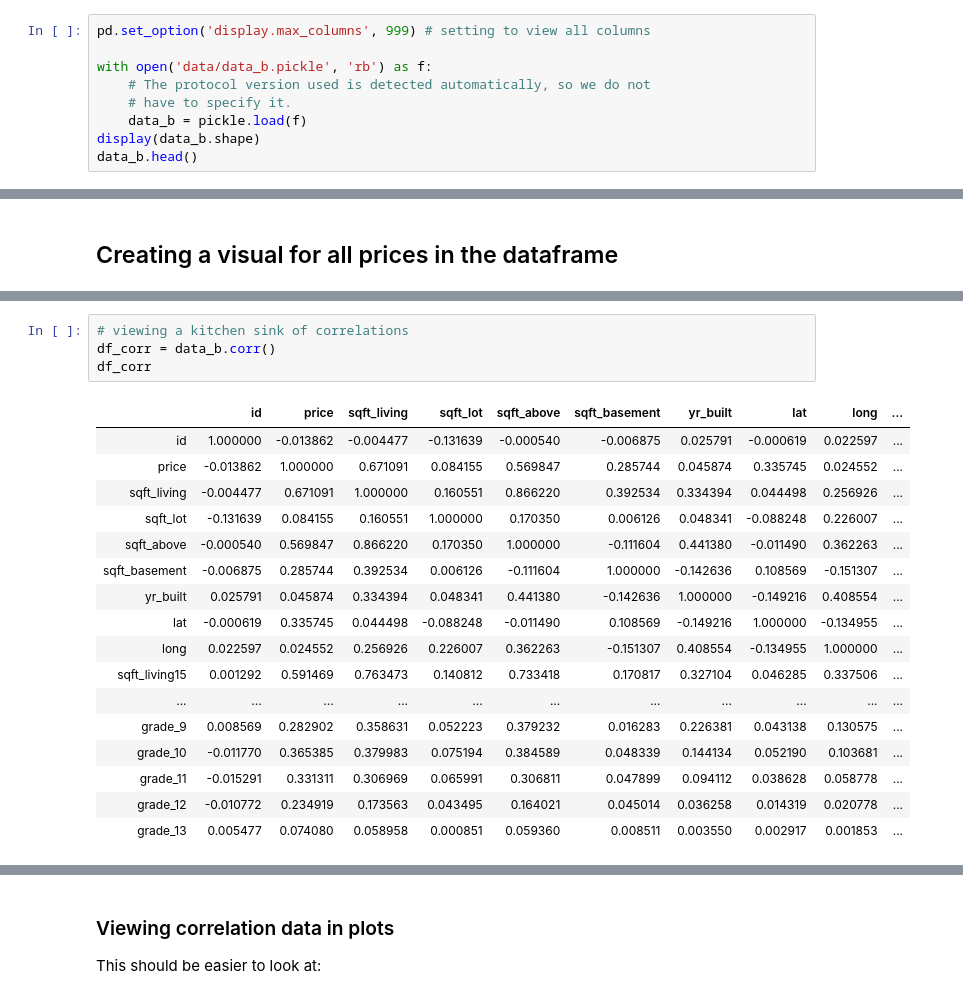
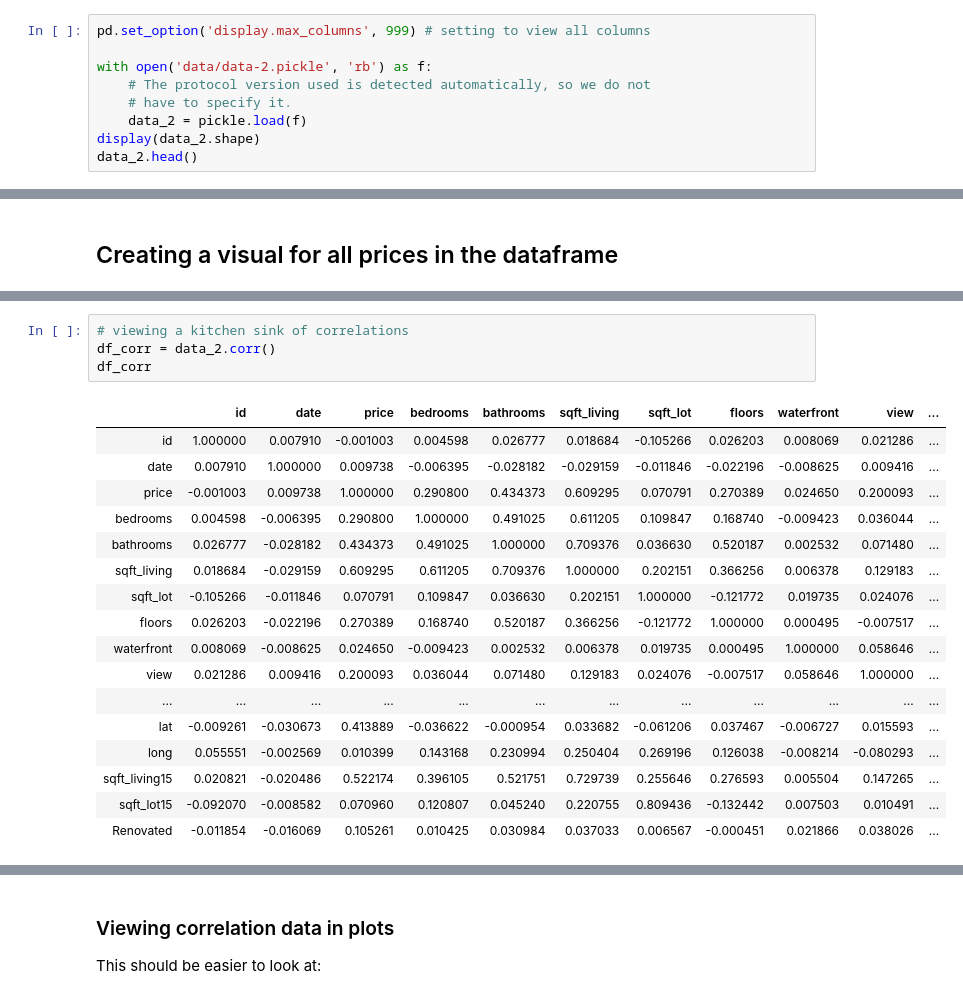
Before and after one commit to jammy-bot/dsc-mod-2-project-v2-1-online-ds-ft-120919, a Jupyter notebook: 2-eda-and-transform.ipynb, the cells around one changed output, grey strips where cells are left out. Drawn from its saved outputs; the diff is of its cells as text.

```diff
--- a/2-eda-and-transform.ipynb
+++ b/2-eda-and-transform.ipynb
@@ -15,10 +15,10 @@ import seaborn as sns
 # %%
 pd.set_option('display.max_columns', 999) # setting to view all columns
 
-with open('data/data_b.pickle', 'rb') as f:
+with open('data/data-2.pickle', 'rb') as f:
     # The protocol version used is detected automatically, so we do not
     # have to specify it.
-    data_b = pickle.load(f)
-display(data_b.shape)
-data_b.head()
+    data_2 = pickle.load(f)
+display(data_2.shape)
+data_2.head()
 # %% [output]
@@ -70,22 +94,22 @@ We are curious about what features are correlated with price, so let's look at a
 # %%
 # viewing a kitchen sink of correlations
-df_corr = data_b.corr()
+df_corr = data_2.corr()
 df_corr
 # %% [output]
-|  | id | price | sqft_living | sqft_lot | sqft_above | sqft_basement | yr_built | lat | long | ... |
-| id | 1.000000 | -0.013862 | -0.004477 | -0.131639 | -0.000540 | -0.006875 | 0.025791 | -0.000619 | 0.022597 | ... |
-| price | -0.013862 | 1.000000 | 0.671091 | 0.084155 | 0.569847 | 0.285744 | 0.045874 | 0.335745 | 0.024552 | ... |
-| sqft_living | -0.004477 | 0.671091 | 1.000000 | 0.160551 | 0.866220 | 0.392534 | 0.334394 | 0.044498 | 0.256926 | ... |
-| sqft_lot | -0.131639 | 0.084155 | 0.160551 | 1.000000 | 0.170350 | 0.006126 | 0.048341 | -0.088248 | 0.226007 | ... |
-| sqft_above | -0.000540 | 0.569847 | 0.866220 | 0.170350 | 1.000000 | -0.111604 | 0.441380 | -0.011490 | 0.362263 | ... |
-| sqft_basement | -0.006875 | 0.285744 | 0.392534 | 0.006126 | -0.111604 | 1.000000 | -0.142636 | 0.108569 | -0.151307 | ... |
-| yr_built | 0.025791 | 0.045874 | 0.334394 | 0.048341 | 0.441380 | -0.142636 | 1.000000 | -0.149216 | 0.408554 | ... |
-| lat | -0.000619 | 0.335745 | 0.044498 | -0.088248 | -0.011490 | 0.108569 | -0.149216 | 1.000000 | -0.134955 | ... |
-| long | 0.022597 | 0.024552 | 0.256926 | 0.226007 | 0.362263 | -0.151307 | 0.408554 | -0.134955 | 1.000000 | ... |
-| sqft_living15 | 0.001292 | 0.591469 | 0.763473 | 0.140812 | 0.733418 | 0.170817 | 0.327104 | 0.046285 | 0.337506 | ... |
-| ... | ... | ... | ... | ... | ... | ... | ... | ... | ... | ... |
-| grade_9 | 0.008569 | 0.282902 | 0.358631 | 0.052223 | 0.379232 | 0.016283 | 0.226381 | 0.043138 | 0.130575 | ... |
-| grade_10 | -0.011770 | 0.365385 | 0.379983 | 0.075194 | 0.384589 | 0.048339 | 0.144134 | 0.052190 | 0.103681 | ... |
-| grade_11 | -0.015291 | 0.331311 | 0.306969 | 0.065991 | 0.306811 | 0.047899 | 0.094112 | 0.038628 | 0.058778 | ... |
-| grade_12 | -0.010772 | 0.234919 | 0.173563 | 0.043495 | 0.164021 | 0.045014 | 0.036258 | 0.014319 | 0.020778 | ... |
-| grade_13 | 0.005477 | 0.074080 | 0.058958 | 0.000851 | 0.059360 | 0.008511 | 0.003550 | 0.002917 | 0.001853 | ... |
+|  | id | date | price | bedrooms | bathrooms | sqft_living | sqft_lot | floors | waterfront | view | ... |
+| id | 1.000000 | 0.007910 | -0.001003 | 0.004598 | 0.026777 | 0.018684 | -0.105266 | 0.026203 | 0.008069 | 0.021286 | ... |
+| date | 0.007910 | 1.000000 | 0.009738 | -0.006395 | -0.028182 | -0.029159 | -0.011846 | -0.022196 | -0.008625 | 0.009416 | ... |
+| price | -0.001003 | 0.009738 | 1.000000 | 0.290800 | 0.434373 | 0.609295 | 0.070791 | 0.270389 | 0.024650 | 0.200093 | ... |
+| bedrooms | 0.004598 | -0.006395 | 0.290800 | 1.000000 | 0.491025 | 0.611205 | 0.109847 | 0.168740 | -0.009423 | 0.036044 | ... |
+| bathrooms | 0.026777 | -0.028182 | 0.434373 | 0.491025 | 1.000000 | 0.709376 | 0.036630 | 0.520187 | 0.002532 | 0.071480 | ... |
+| sqft_living | 0.018684 | -0.029159 | 0.609295 | 0.611205 | 0.709376 | 1.000000 | 0.202151 | 0.366256 | 0.006378 | 0.129183 | ... |
+| sqft_lot | -0.105266 | -0.011846 | 0.070791 | 0.109847 | 0.036630 | 0.202151 | 1.000000 | -0.121772 | 0.019735 | 0.024076 | ... |
+| floors | 0.026203 | -0.022196 | 0.270389 | 0.168740 | 0.520187 | 0.366256 | -0.121772 | 1.000000 | 0.000495 | -0.007517 | ... |
+| waterfront | 0.008069 | -0.008625 | 0.024650 | -0.009423 | 0.002532 | 0.006378 | 0.019735 | 0.000495 | 1.000000 | 0.058646 | ... |
+| view | 0.021286 | 0.009416 | 0.200093 | 0.036044 | 0.071480 | 0.129183 | 0.024076 | -0.007517 | 0.058646 | 1.000000 | ... |
+| ... | ... | ... | ... | ... | ... | ... | ... | ... | ... | ... | ... |
+| lat | -0.009261 | -0.030673 | 0.413889 | -0.036622 | -0.000954 | 0.033682 | -0.061206 | 0.037467 | -0.006727 | 0.015593 | ... |
+| long | 0.055551 | -0.002569 | 0.010399 | 0.143168 | 0.230994 | 0.250404 | 0.269196 | 0.126038 | -0.008214 | -0.080293 | ... |
+| sqft_living15 | 0.020821 | -0.020486 | 0.522174 | 0.396105 | 0.521751 | 0.729739 | 0.255646 | 0.276593 | 0.005504 | 0.147265 | ... |
+| sqft_lot15 | -0.092070 | -0.008582 | 0.070960 | 0.120807 | 0.045240 | 0.220755 | 0.809436 | -0.132442 | 0.007503 | 0.010491 | ... |
+| Renovated | -0.011854 | -0.016069 | 0.105261 | 0.010425 | 0.030984 | 0.037033 | 0.006567 | -0.000451 | 0.021866 | 0.038026 | ... |
```
Also changed, not shown: parts of 83 cells of this notebook, 3 other files.
